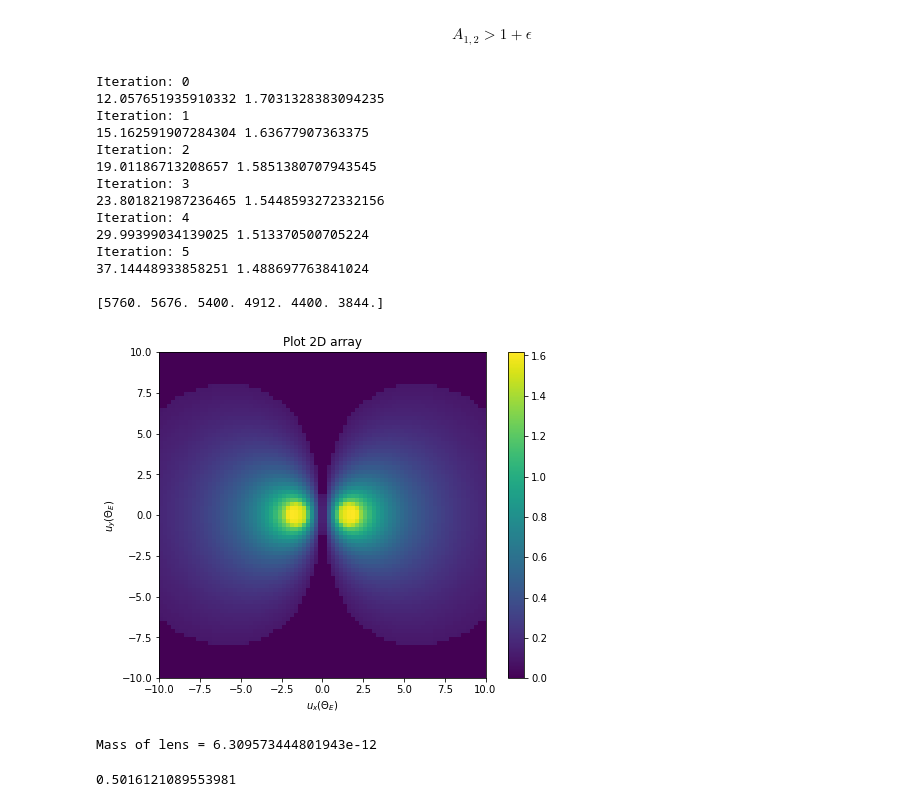
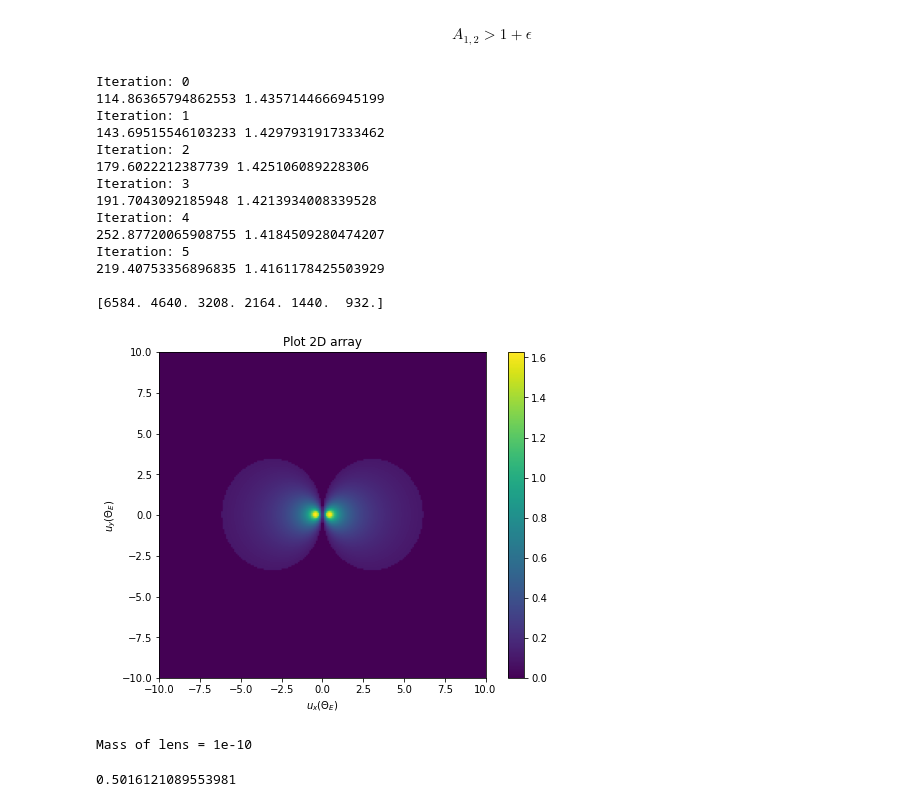
Before and after one commit to avalluvan/Gravitational-Microlensing, a Jupyter notebook: Documentation/Task 3/GRB_Lensing_Parallax_2.ipynb, the cells around one changed output. Drawn from its saved outputs; the diff is of its cells as text; code cells hidden in the pictures.

Commit message:
Obtained good plots

```diff
--- a/Documentation/Task 3/GRB_Lensing_Parallax_2.ipynb
+++ b/Documentation/Task 3/GRB_Lensing_Parallax_2.ipynb
@@ -247,7 +247,7 @@ $$A_{1,2} > 1+\epsilon$$
 epsilon = 0.1
 r_S = 0.1*r_sun
 num_masses = 6
-M = np.logspace(-12,-11,num_masses)
+M = np.logspace(-10,-9,num_masses)
 D = 1
 theta_E = np.zeros(num_masses)
 Delta_r = L2_point(AU/Gpc,1,M_earth)/2
@@ -258,7 +258,7 @@ DS = 4
 x_lens = 0.1
 DL = x_lens*DS
 
-num_sides = 80
+num_sides = 200
 arr_lens_plane_pos = np.zeros((num_masses,num_sides,num_sides))
 
 beta1 = 0
@@ -379,38 +379,38 @@ print(' ')
 print(count)
 # %% [output]
 Iteration: 0
-12.057651935910332 1.7031328383094235
+114.86365794862553 1.4357144666945199
 Iteration: 1
-15.162591907284304 1.63677907363375
+143.69515546103233 1.4297931917333462
 Iteration: 2
-19.01186713208657 1.5851380707943545
+179.6022212387739 1.425106089228306
 Iteration: 3
-23.801821987236465 1.5448593272332156
+191.7043092185948 1.4213934008339528
 Iteration: 4
-29.99399034139025 1.513370500705224
+252.87720065908755 1.4184509280474207
 Iteration: 5
-37.14448933858251 1.488697763841024
+219.40753356896835 1.4161178425503929
 
-[5760. 5676. 5400. 4912. 4400. 3844.]
+[6584. 4640. 3208. 2164. 1440.  932.]
 # %%
 # Creates PIL image
 img = Image.fromarray(np.uint8(np.transpose(arr_lens_plane_pos[5]) * 255) , 'L')
 img.show()
 # %%
-k = 4
+k = 0
 
 fig = plt.figure(figsize=(8,6))
 pixel_extent = pixel_length_x[k]/(theta_E[k]*DL/num_sides)/2
 plt.imshow(np.transpose(arr_lens_plane_pos[k]),extent=[-pixel_extent, pixel_extent, -pixel_extent, pixel_extent])
 plt.title("Plot 2D array")
 plt.xlabel('$u_x(\Theta_E)$')
 plt.ylabel("$u_y(\Theta_E)$")
 plt.colorbar()
 plt.show()
 print("Mass of lens =",M[k])
 # %% [output]
-[figure, old version]
+[figure, new version]
-Mass of lens = 6.309573444801943e-12
+Mass of lens = 1e-10
 # %%
 np.max(arr_lens_plane_pos[5])
 # %% [output]
```
Also changed, not shown: 1 other file.
